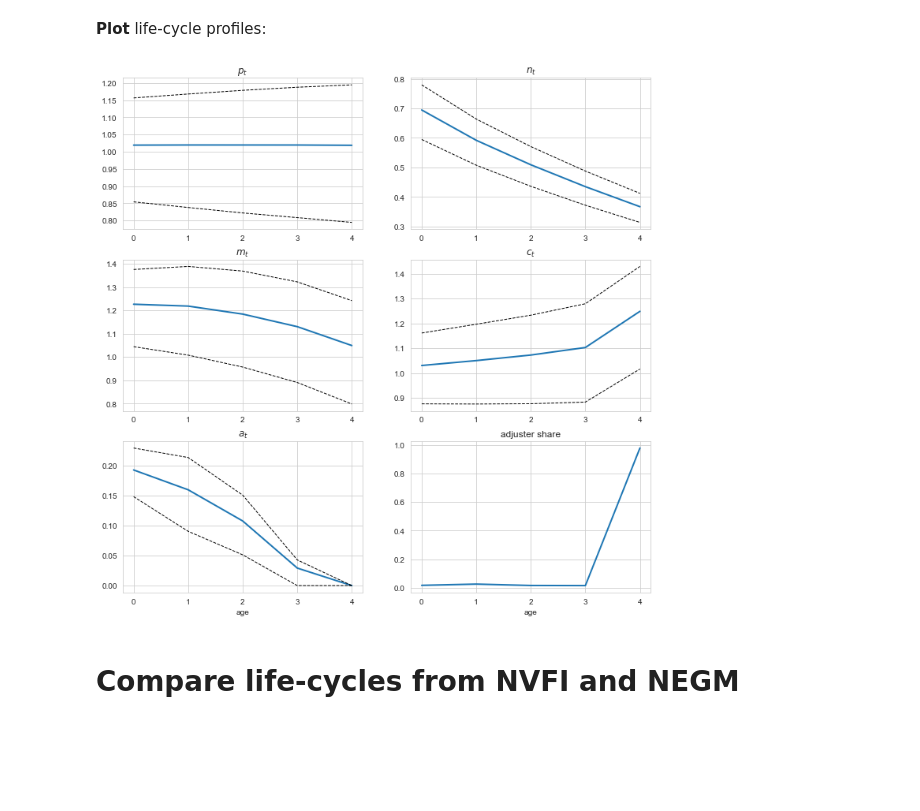
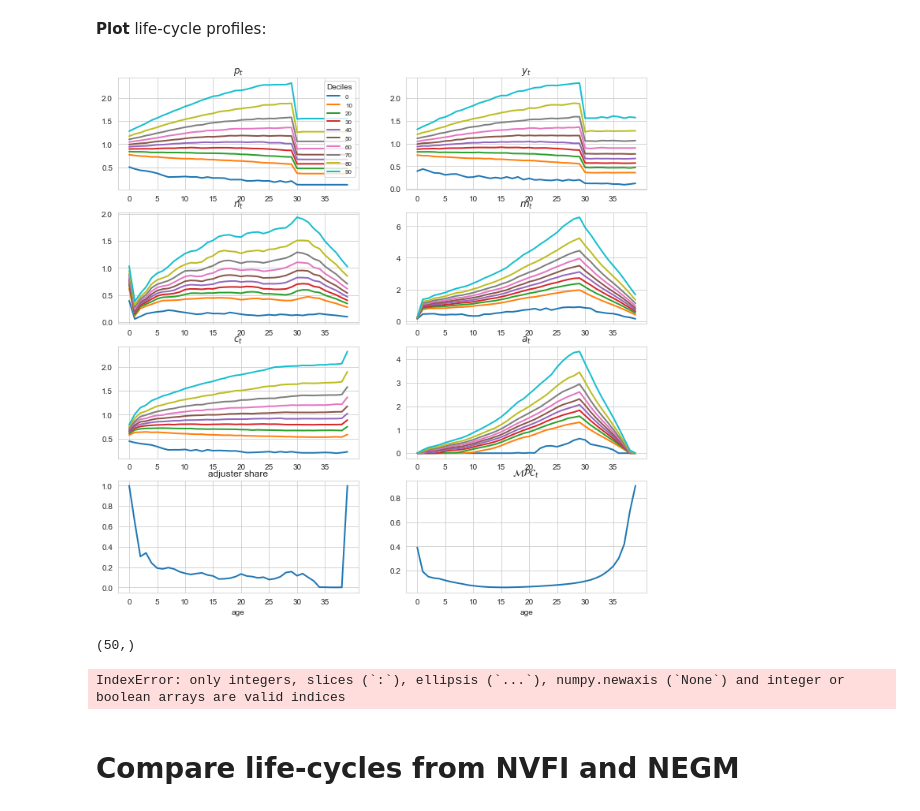
Before and after one commit to Bernseng/Dynamic-Programming, a Jupyter notebook: praise_the_lord/DurableConsumption.ipynb, the cells around one changed output. Saved outputs shown, nothing was run; the diff lists cells and outputs as text; code cells hidden in the pictures; blank space fills up the shorter version.

```diff
--- a/praise_the_lord/DurableConsumption.ipynb
+++ b/praise_the_lord/DurableConsumption.ipynb
@@ -195,9 +205,37 @@ interactive(children=(Dropdown(description='t', options=(0, 1, 2, 3, 4), value=0
 # %% [markdown]
 **Plot** life-cycle profiles:
 # %%
-model_negm.lifecycle()
+model_negm.lifecycle(deciles=True)
 # %% [output]
-[figure, old version]
+[figure, new version]
+# %%
+model_negm.par.grid_p[:].
+# %% [output]
+(50,)
+# %%
+p_bar = np.mean(model_negm.sim.p,axis=1)
+n_bar = np.mean(model_negm.sim.n,axis=1)
+
+c0 = np.zeros(shape=(model_negm.par.T, len(model_negm.par.grid_m)))
+c1 = np.zeros(shape=(model_negm.par.T, len(model_negm.par.grid_m)))
+mpc = np.zeros(shape=(model_negm.par.T, len(model_negm.par.grid_m)))
+
+for t in range(model_negm.par.T):
+    for m in model_negm.par.grid_m:
+        c0[t,m] = linear_interp.interp_3d(
+                model_negm.par.grid_p,model_negm.par.grid_n,model_negm.par.grid_m,model_negm.sol.c_keep[t],
+                p_bar[t],n_bar[t],m)
+        c1[t,m] = linear_interp.interp_3d(
+                model_negm.par.grid_p,model_negm.par.grid_n,model_negm.par.grid_m,model_negm.sol.c_keep[t],
+                p_bar[t],n_bar[t],m+model_negm.par.mpc_eps)
+        mpc[t,m] = (c1[t,m]-c0[t,m])/model_negm.par.mpc_eps
+
+for t in np.arange(5,model_negm.par.T,5):
+    plt.plot(model_negm.par.grid_m,mpc[t,:])
+
+plt.show()
+# %% [output]
+IndexError: only integers, slices (`:`), ellipsis (`...`), numpy.newaxis (`None`) and integer or boolean arrays are valid indices
 # %% [markdown]
 # Compare life-cycles from NVFI and NEGM
 # %%
```
Also changed, not shown: parts of 4 cells of this notebook, 4 other files.
